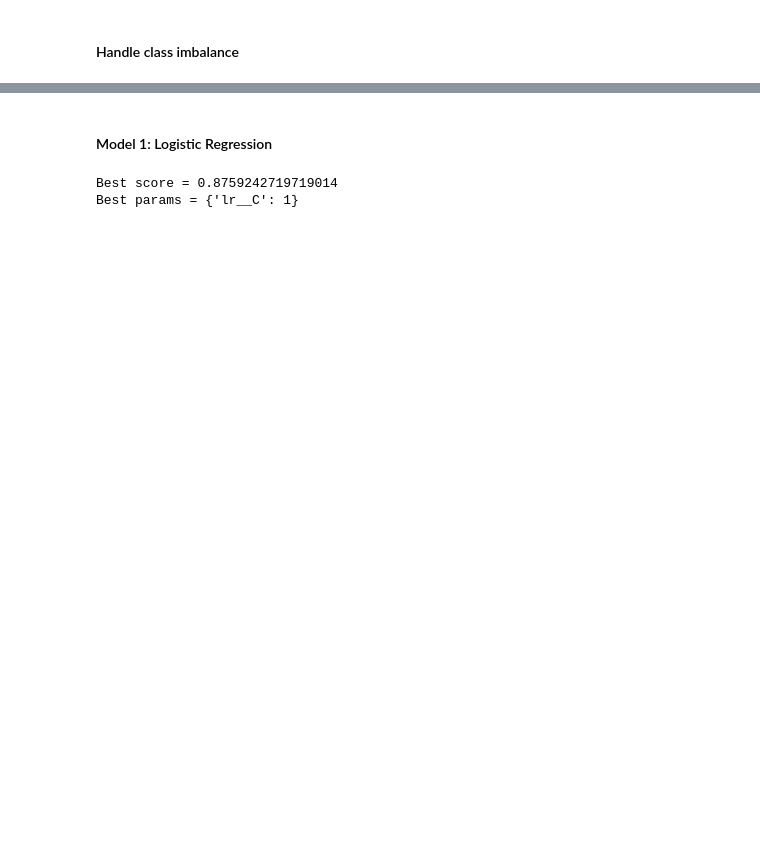
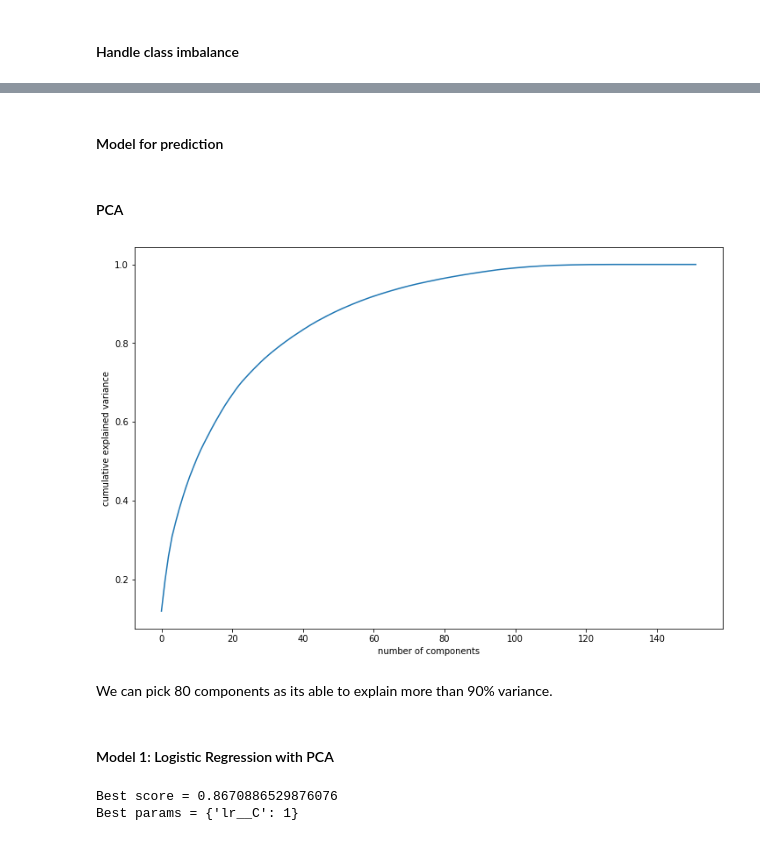
Before and after one commit to Shakeebbk/telecom-churn-case-study, a Jupyter notebook: Solution.ipynb, the cells around one changed output, grey strips where cells are left out. Drawn from its saved outputs; the diff is of its cells as text; code cells hidden in the pictures; blank space fills up the shorter version.

```diff
--- a/Solution.ipynb
+++ b/Solution.ipynb
@@ -369,0 +477,3 @@ master_df.shape
+# %%
+missing_values = get_missing_value_df()
+print(missing_values[missing_values['per'] >= 30])
@@ -369,0 +500,3 @@ master_df.shape
+# %%
+cols = missing_values[missing_values['per'] >= 30]['col'].values
+cols
@@ -370,3 +506,5 @@ master_df.shape
+# %%
+master_df[cols] = master_df[cols].fillna(0)
 # %% [markdown]
 Fill all number cols in month 8 with 0, meaning the customer has stopped using the services.
 # %%
@@ -501,3 +642,28 @@ Name: churn, dtype: int64
 # %%
 # we want to identify churners correctly
 scoring = 'recall'
+# %% [markdown]
+#### Model for prediction
+# %% [markdown]
+#### PCA
+# %%
+# Scaling
+scaler = StandardScaler()
+
+X_train = scaler.fit_transform(X_train)
+X_test = scaler.transform(X_test)
+# %%
+pca = PCA(svd_solver='randomized', random_state=42)
+
+pca.fit(X_train)
+
+# scree plot
+fig = plt.figure(figsize = (12,8))
+plt.plot(np.cumsum(pca.explained_variance_ratio_))
+plt.xlabel('number of components')
+plt.ylabel('cumulative explained variance')
+plt.show()
+# %% [output]
+[figure, added]
+# %% [markdown]
+We can pick 80 components as its able to explain more than 90% variance.
@@ -504,12 +676,9 @@ scoring = 'recall'
 # %% [markdown]
-#### Model 1: Logistic Regression
+#### Model 1: Logistic Regression with PCA
 # %%
-steps = [('scaler', StandardScaler()), ('lr', LogisticRegression(max_iter=1000))]
-pipeline = Pipeline(steps=steps)
+params = {'lr__C': [0.0001, 0.001, 0.01, 0.1, 1, 10]}
 
-params = {'lr__C': [0.0001, 0.001, 0.01, 0.1, 1]}
-
-grid = GridSearchCV(pipeline,
+grid = GridSearchCV(LogisticRegression(),
                     param_grid=params,
                     scoring=scoring,
                     cv=5)
@@ -519,5 +688,5 @@ grid.fit(X_train, y_train)
 print(f"Best score = {grid.best_score_}")
 print(f"Best params = {grid.best_params_}")
 # %% [output]
-Best score = 0.8759242719719014
+Best score = 0.8670886529876076
 Best params = {'lr__C': 1}
```
Also changed, not shown: parts of 33 cells of this notebook.
